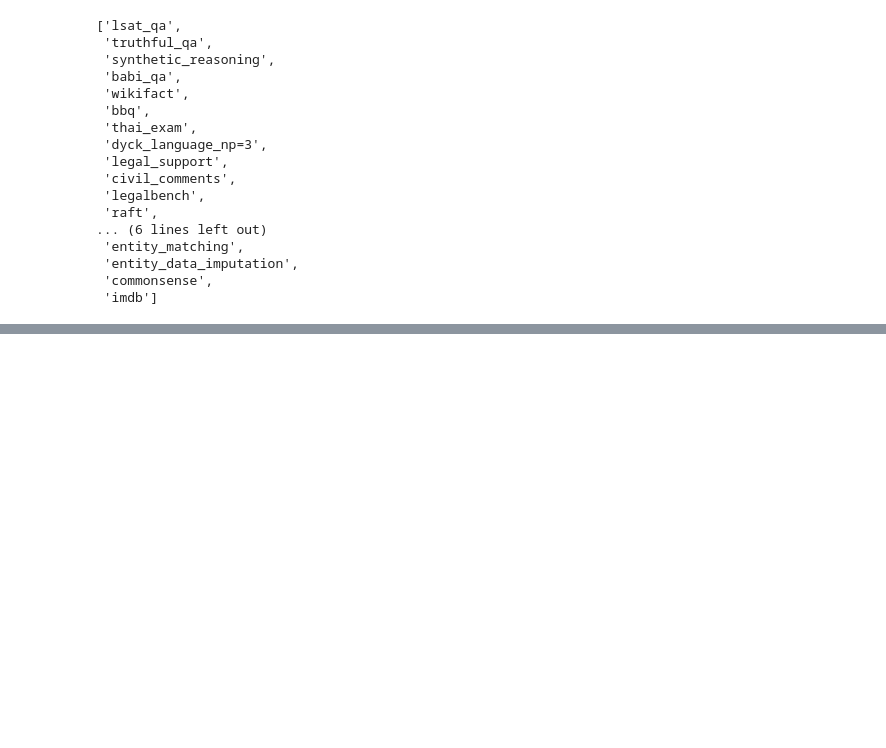
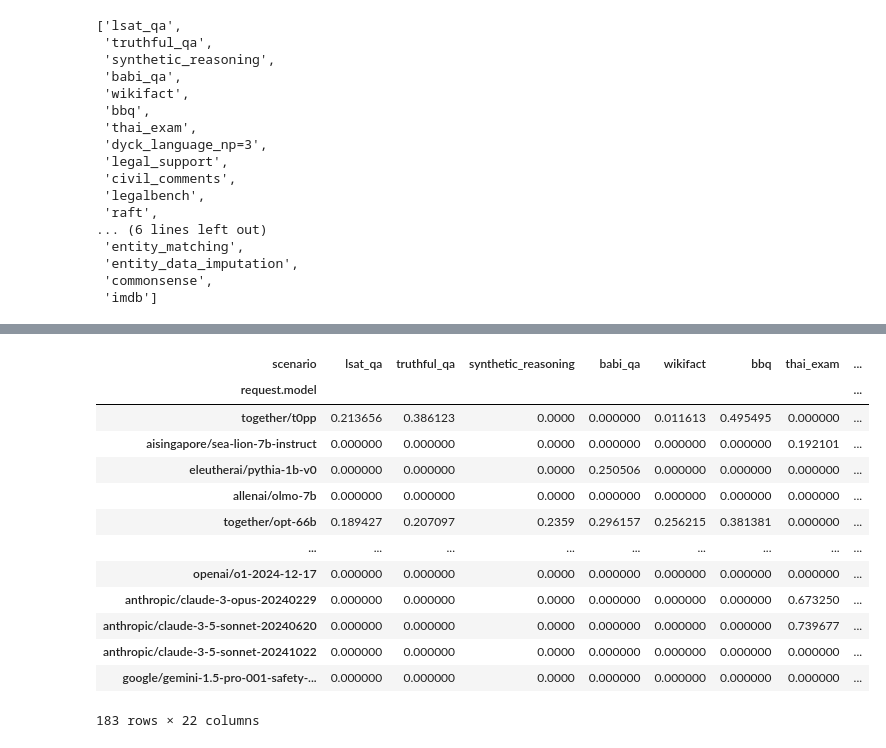
Before and after one commit to ronanhansel/reeval-multi, a Jupyter notebook: eda.ipynb, the cells around one changed output, grey strips where cells are left out. Drawn from its saved outputs; the diff is of its cells as text; code cells hidden in the pictures; blank space fills up the shorter version.

```diff
--- a/eda.ipynb
+++ b/eda.ipynb
@@ -226,0 +66,21 @@ array([ 0,  0,  0, ..., 21, 21, 21], shape=(78712,), dtype=int32)
+# %%
+# Aggregate correct/incorrect responses for each test-taker (row) across all scenarios
+num_test_takers = df.shape[0]
+num_questions = df.shape[1]
+
+correct_counts = []
+incorrect_counts = []
+
+for i in range(num_test_takers):
+    row = df.iloc[i]
+    correct = (row == 1).sum()
+    incorrect = (row == 0).sum()
+    correct_counts.append(correct)
+    incorrect_counts.append(incorrect)
+
+agg_df = pd.DataFrame({
+    'test_taker': range(num_test_takers),
+    'correct': correct_counts,
+    'incorrect': incorrect_counts
+})
+agg_df.head()
@@ -226,0 +107,17 @@ array([ 0,  0,  0, ..., 21, 21, 21], shape=(78712,), dtype=int32)
+# %%
+scenario_probs
+# %% [output]
+| scenario | lsat_qa | truthful_qa | synthetic_reasoning | babi_qa | wikifact | bbq | thai_exam | ... |
+| request.model |  |  |  |  |  |  |  | ... |
+| together/t0pp | 0.213656 | 0.386123 | 0.0000 | 0.000000 | 0.011613 | 0.495495 | 0.000000 | ... |
+| aisingapore/sea-lion-7b-instruct | 0.000000 | 0.000000 | 0.0000 | 0.000000 | 0.000000 | 0.000000 | 0.192101 | ... |
+| eleutherai/pythia-1b-v0 | 0.000000 | 0.000000 | 0.0000 | 0.250506 | 0.000000 | 0.000000 | 0.000000 | ... |
+| allenai/olmo-7b | 0.000000 | 0.000000 | 0.0000 | 0.000000 | 0.000000 | 0.000000 | 0.000000 | ... |
+| together/opt-66b | 0.189427 | 0.207097 | 0.2359 | 0.296157 | 0.256215 | 0.381381 | 0.000000 | ... |
+| ... | ... | ... | ... | ... | ... | ... | ... | ... |
+| openai/o1-2024-12-17 | 0.000000 | 0.000000 | 0.0000 | 0.000000 | 0.000000 | 0.000000 | 0.000000 | ... |
+| anthropic/claude-3-opus-20240229 | 0.000000 | 0.000000 | 0.0000 | 0.000000 | 0.000000 | 0.000000 | 0.673250 | ... |
+| anthropic/claude-3-5-sonnet-20240620 | 0.000000 | 0.000000 | 0.0000 | 0.000000 | 0.000000 | 0.000000 | 0.739677 | ... |
+| anthropic/claude-3-5-sonnet-20241022 | 0.000000 | 0.000000 | 0.0000 | 0.000000 | 0.000000 | 0.000000 | 0.000000 | ... |
+| google/gemini-1.5-pro-001-safety-... | 0.000000 | 0.000000 | 0.0000 | 0.000000 | 0.000000 | 0.000000 | 0.000000 | ... |
+183 rows × 22 columns
```
Also changed, not shown: parts of 19 cells of this notebook, 1 other file.
